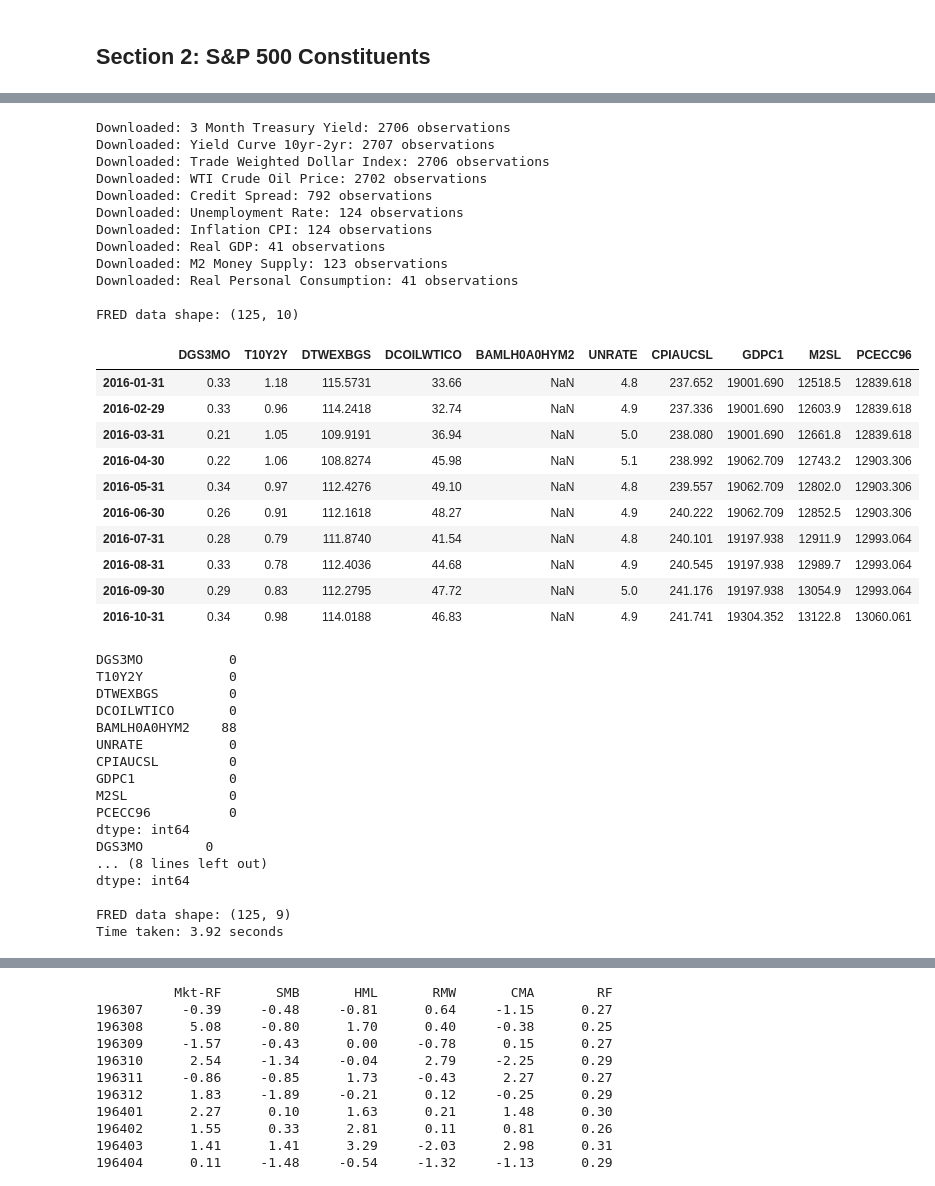
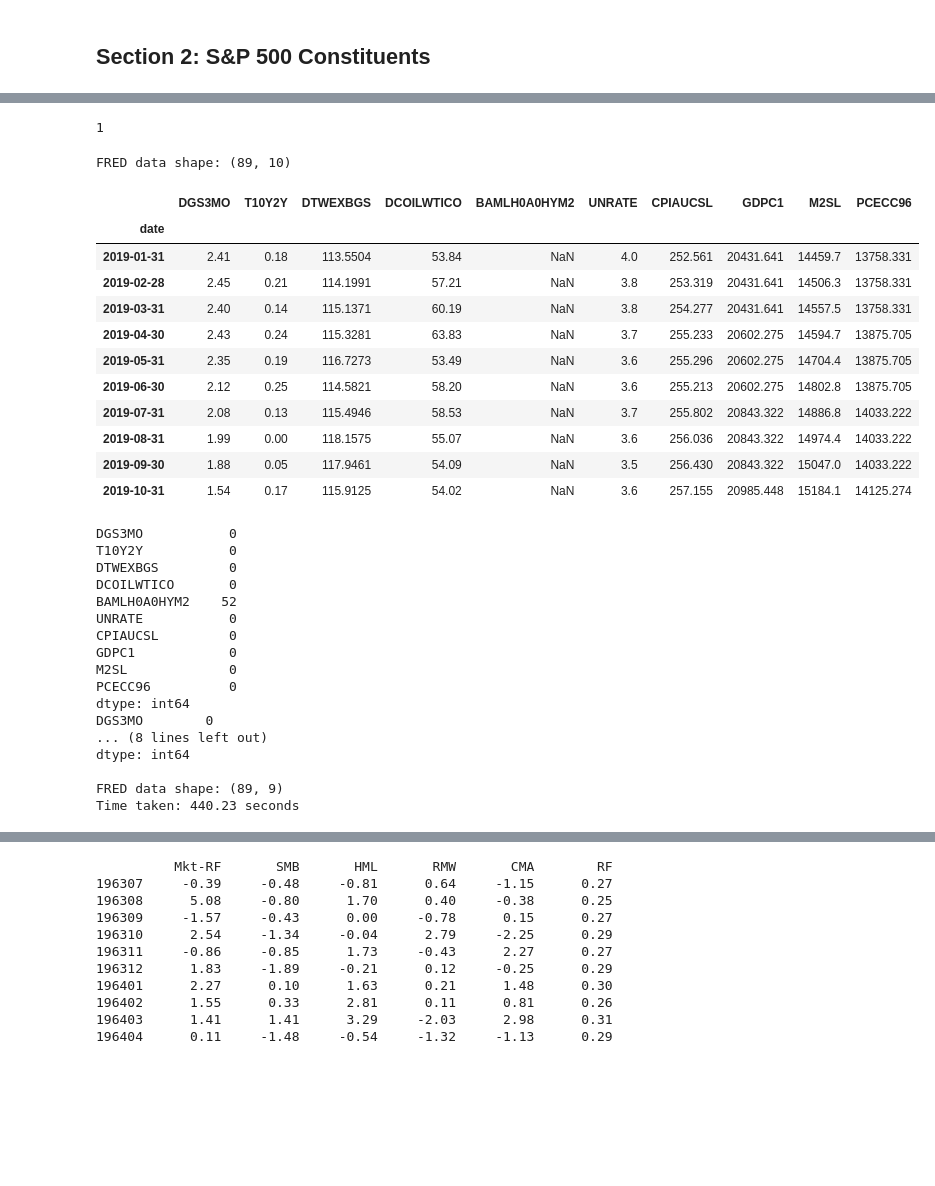
Before and after one commit to rishyg20/Alpha-Research---Assignment-2, a Jupyter notebook: Alpha_Research_Assignment2_Pushkal_Rishabh.ipynb, the cells around one changed output, grey strips where cells are left out. Drawn from its saved outputs; the diff is of its cells as text; code cells hidden in the pictures; blank space fills up the shorter version.

Commit message:
PIT Fred Data

```diff
--- a/Alpha_Research_Assignment2_Pushkal_Rishabh.ipynb
+++ b/Alpha_Research_Assignment2_Pushkal_Rishabh.ipynb
@@ -214,77 +218,61 @@ Time taken: 0.45 seconds
+# %%
+1
+# %% [output]
+1
 # %%
-#Macro data (FRED)
+# PIT FRED Data from fred.py (by combing through releases from ALFRED)
 
-
-
-FRED_API_KEY = "4ebdf40a69f480d4b2d0969197ec30f6"
-fred_api = Fred(api_key = FRED_API_KEY)
+fred_df = pd.read_csv(os.path.join(DATA_PATH, 'fred/fred_point_in_time_2026-05-19.csv'), parse_dates=['date'])
+fred_df = fred_df.set_index('date')[['DGS3MO', 'T10Y2Y', 'DTWEXBGS', 'DCOILWTICO', 'BAMLH0A0HYM2', 'UNRATE',
+       'CPIAUCSL', 'GDPC1', 'M2SL', 'PCECC96']]
 
 SERIES = {
     'DGS3MO'      : '3 Month Treasury Yield',
     'T10Y2Y'      : 'Yield Curve 10yr-2yr',
     'DTWEXBGS'    : 'Trade Weighted Dollar Index',
     'DCOILWTICO'  : 'WTI Crude Oil Price',
     'BAMLH0A0HYM2': 'Credit Spread',
     'UNRATE'      : 'Unemployment Rate',
     'CPIAUCSL'    : 'Inflation CPI',
     'GDPC1'       : 'Real GDP',
     'M2SL'        : 'M2 Money Supply',
     'PCECC96'     : 'Real Personal Consumption',
 }
-
-#Downloading each series and storing it in a dict
-fred_dict = {}
-for series_id, name in SERIES.items():
-  fred_dict[series_id] = fred_api.get_series(series_id, observation_start = start_date, observation_end = end_date)
-  print(f"Downloaded: {name}: {len(fred_dict[series_id])} observations")
-
-
-fred_df = pd.DataFrame(fred_dict)
 
 #Resampling to monthly
 
 fred_monthly = fred_df.resample("ME").last().ffill()
 
 #Saving to Drive
 os.makedirs(DATA_PATH, exist_ok = True)
 print(f"\nFRED data shape: {fred_monthly.shape}")
 display(fred_monthly.head(10))
 print(fred_monthly.isnull().sum())
 fred_monthly= fred_monthly.drop(columns = ['BAMLH0A0HYM2']) #dropping credit spread data since 88 missing values
 print(fred_monthly.isnull().sum())
 print(f"\nFRED data shape: {fred_monthly.shape}")
 fred_monthly.to_csv(DATA_PATH + f'fred_macro_{today}.csv')
 end = time.time()
 print(f"Time taken: {round(end - start,2)} seconds")
 # %% [output]
-Downloaded: 3 Month Treasury Yield: 2706 observations
-Downloaded: Yield Curve 10yr-2yr: 2707 observations
-Downloaded: Trade Weighted Dollar Index: 2706 observations
-Downloaded: WTI Crude Oil Price: 2702 observations
-Downloaded: Credit Spread: 792 observations
-Downloaded: Unemployment Rate: 124 observations
-Downloaded: Inflation CPI: 124 observations
-Downloaded: Real GDP: 41 observations
-Downloaded: M2 Money Supply: 123 observations
-Downloaded: Real Personal Consumption: 41 observations
-
-FRED data shape: (125, 10)
+FRED data shape: (89, 10)
 |  | DGS3MO | T10Y2Y | DTWEXBGS | DCOILWTICO | BAMLH0A0HYM2 | UNRATE | CPIAUCSL | GDPC1 | M2SL | PCECC96 |
-| 2016-01-31 | 0.33 | 1.18 | 115.5731 | 33.66 | NaN | 4.8 | 237.652 | 19001.690 | 12518.5 | 12839.618 |
-| 2016-02-29 | 0.33 | 0.96 | 114.2418 | 32.74 | NaN | 4.9 | 237.336 | 19001.690 | 12603.9 | 12839.618 |
-| 2016-03-31 | 0.21 | 1.05 | 109.9191 | 36.94 | NaN | 5.0 | 238.080 | 19001.690 | 12661.8 | 12839.618 |
-| 2016-04-30 | 0.22 | 1.06 | 108.8274 | 45.98 | NaN | 5.1 | 238.992 | 19062.709 | 12743.2 | 12903.306 |
-| 2016-05-31 | 0.34 | 0.97 | 112.4276 | 49.10 | NaN | 4.8 | 239.557 | 19062.709 | 12802.0 | 12903.306 |
-| 2016-06-30 | 0.26 | 0.91 | 112.1618 | 48.27 | NaN | 4.9 | 240.222 | 19062.709 | 12852.5 | 12903.306 |
-| 2016-07-31 | 0.28 | 0.79 | 111.8740 | 41.54 | NaN | 4.8 | 240.101 | 19197.938 | 12911.9 | 12993.064 |
-| 2016-08-31 | 0.33 | 0.78 | 112.4036 | 44.68 | NaN | 4.9 | 240.545 | 19197.938 | 12989.7 | 12993.064 |
-| 2016-09-30 | 0.29 | 0.83 | 112.2795 | 47.72 | NaN | 5.0 | 241.176 | 19197.938 | 13054.9 | 12993.064 |
-| 2016-10-31 | 0.34 | 0.98 | 114.0188 | 46.83 | NaN | 4.9 | 241.741 | 19304.352 | 13122.8 | 13060.061 |
+| date |  |  |  |  |  |  |  |  |  |  |
+| 2019-01-31 | 2.41 | 0.18 | 113.5504 | 53.84 | NaN | 4.0 | 252.561 | 20431.641 | 14459.7 | 13758.331 |
+| 2019-02-28 | 2.45 | 0.21 | 114.1991 | 57.21 | NaN | 3.8 | 253.319 | 20431.641 | 14506.3 | 13758.331 |
+| 2019-03-31 | 2.40 | 0.14 | 115.1371 | 60.19 | NaN | 3.8 | 254.277 | 20431.641 | 14557.5 | 13758.331 |
+| 2019-04-30 | 2.43 | 0.24 | 115.3281 | 63.83 | NaN | 3.7 | 255.233 | 20602.275 | 14594.7 | 13875.705 |
+| 2019-05-31 | 2.35 | 0.19 | 116.7273 | 53.49 | NaN | 3.6 | 255.296 | 20602.275 | 14704.4 | 13875.705 |
+| 2019-06-30 | 2.12 | 0.25 | 114.5821 | 58.20 | NaN | 3.6 | 255.213 | 20602.275 | 14802.8 | 13875.705 |
+| 2019-07-31 | 2.08 | 0.13 | 115.4946 | 58.53 | NaN | 3.7 | 255.802 | 20843.322 | 14886.8 | 14033.222 |
+| 2019-08-31 | 1.99 | 0.00 | 118.1575 | 55.07 | NaN | 3.6 | 256.036 | 20843.322 | 14974.4 | 14033.222 |
+| 2019-09-30 | 1.88 | 0.05 | 117.9461 | 54.09 | NaN | 3.5 | 256.430 | 20843.322 | 15047.0 | 14033.222 |
+| 2019-10-31 | 1.54 | 0.17 | 115.9125 | 54.02 | NaN | 3.6 | 257.155 | 20985.448 | 15184.1 | 14125.274 |
 DGS3MO           0
 T10Y2Y           0
 DTWEXBGS         0
 DCOILWTICO       0
-BAMLH0A0HYM2    88
+BAMLH0A0HYM2    52
 UNRATE           0
 CPIAUCSL         0
 GDPC1            0
@@ -295,5 +283,5 @@ DGS3MO        0
 ... (8 lines left out)
 dtype: int64
 
-FRED data shape: (125, 9)
-Time taken: 3.92 seconds
+FRED data shape: (89, 9)
+Time taken: 440.23 seconds
```
Also changed, not shown: parts of 15 cells of this notebook.
